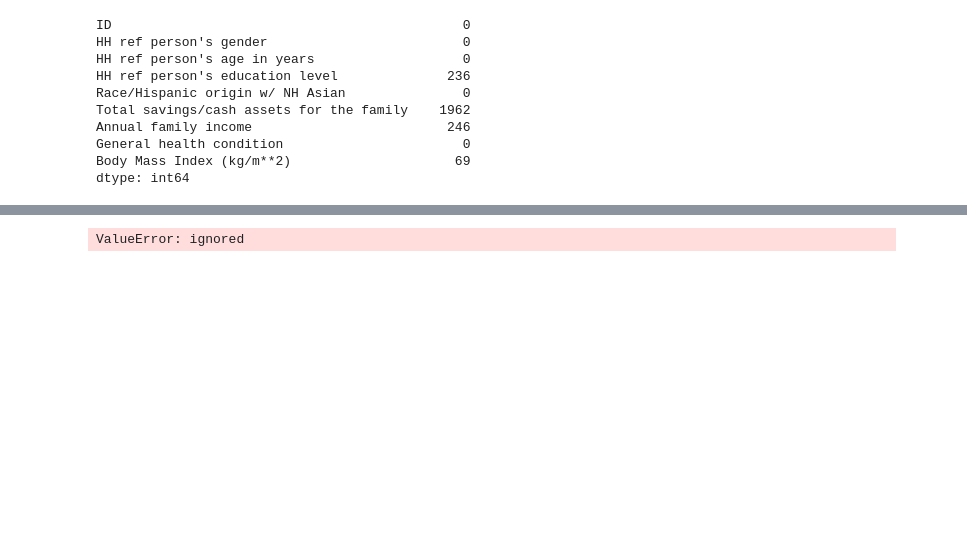
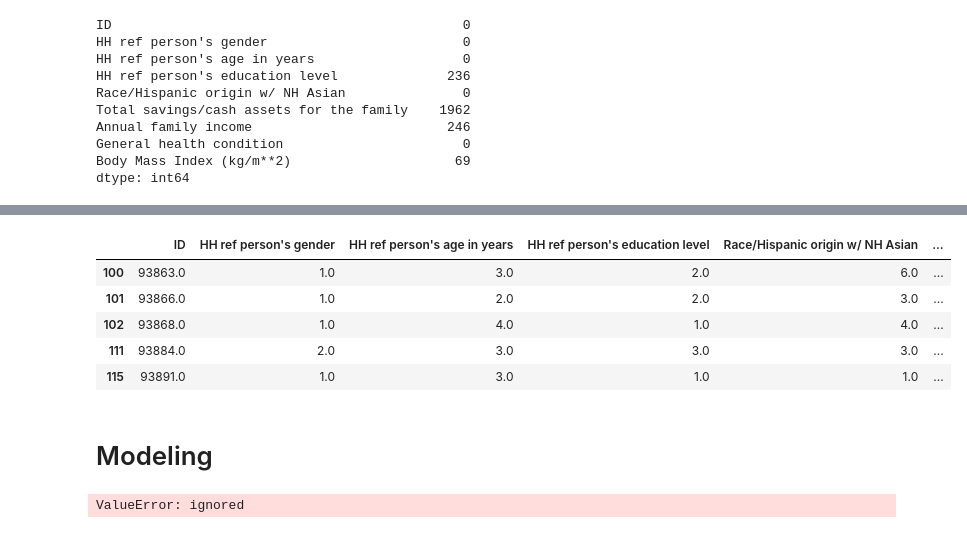
Before and after one commit to nickdlc/CSc460-Project, a Jupyter notebook: Preliminary_Analysis.ipynb, the cells around one changed output, grey strips where cells are left out. Cells and saved outputs as stored; diff of their text form; code cells hidden in the pictures; blank space fills up the shorter version.

```diff
--- a/Preliminary_Analysis.ipynb
+++ b/Preliminary_Analysis.ipynb
@@ -322,3 +336,14 @@ dtype: int64
+# %%
+df[(df['Annual family income'] == 77.0) | (df['Annual family income'] == 99.0)].head(5)
+# %% [output]
+|  | ID | HH ref person's gender | HH ref person's age in years | HH ref person's education level | Race/Hispanic origin w/ NH Asian | ... |
+| 100 | 93863.0 | 1.0 | 3.0 | 2.0 | 6.0 | ... |
+| 101 | 93866.0 | 1.0 | 2.0 | 2.0 | 3.0 | ... |
+| 102 | 93868.0 | 1.0 | 4.0 | 1.0 | 4.0 | ... |
+| 111 | 93884.0 | 2.0 | 3.0 | 3.0 | 3.0 | ... |
+| 115 | 93891.0 | 1.0 | 3.0 | 1.0 | 1.0 | ... |
+# %% [markdown]
+# Modeling
 # %%
 # Convert the DataFrame to a NumPy array
 df_arr = df.to_numpy()
```
Also changed, not shown: parts of 7 cells of this notebook.
